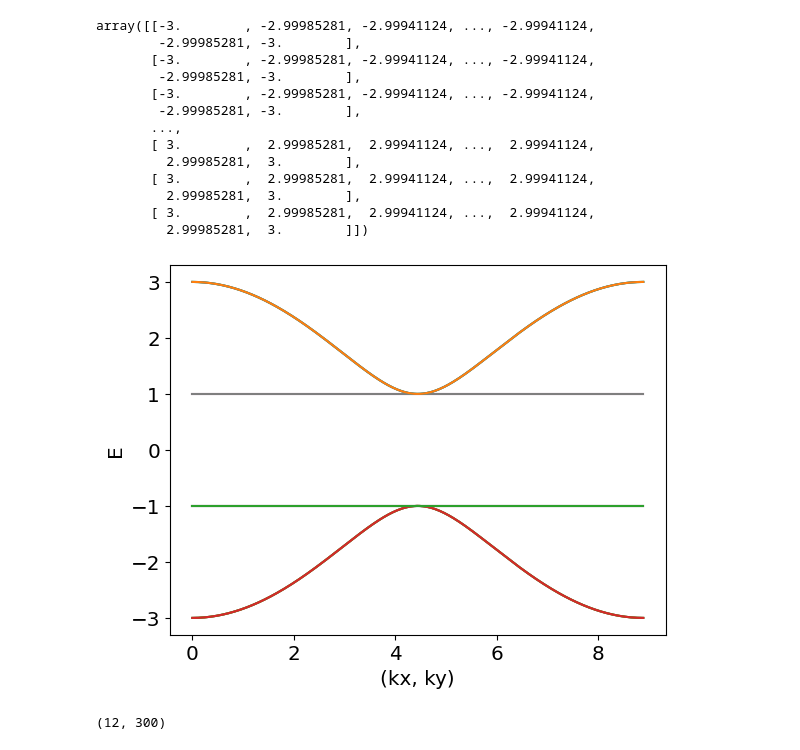
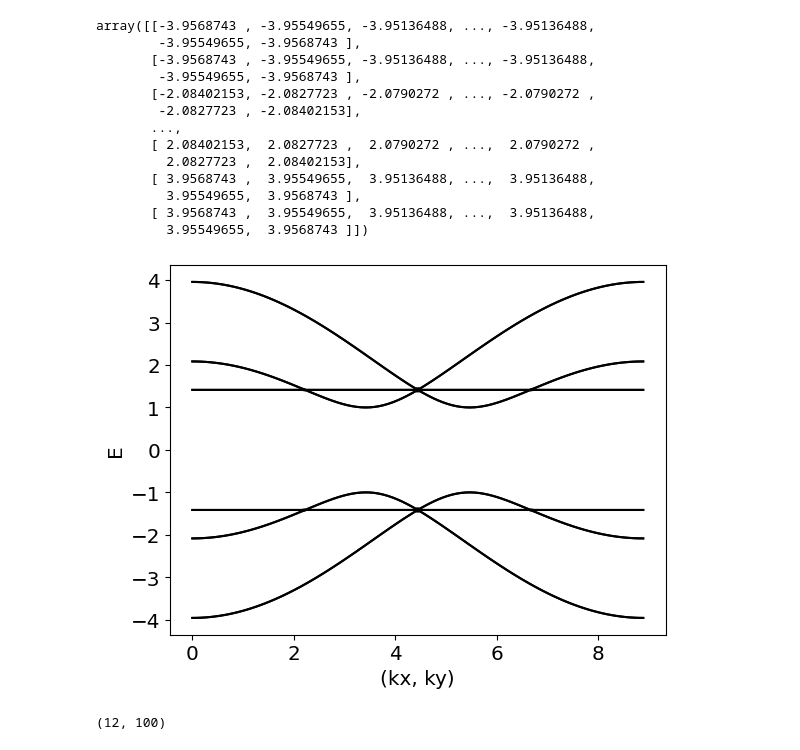
Before and after one commit to alicecarroll/Lieb-Lattice, a Jupyter notebook: calc3.ipynb, the cells around one changed output. Drawn from its saved outputs; the diff is of its cells as text; code cells hidden in the pictures.

```diff
--- a/calc3.ipynb
+++ b/calc3.ipynb
@@ -2,14 +2,14 @@
 from importlib import reload
 import scModel
 reload(scModel)
-myModel = scModel.Model(Del=1)
+myModel = scModel.Model(Del=1, mu=1)
 H = myModel.HBdG()
 # %%
 # Calculating energies along
 import numpy as np
 import matplotlib.pyplot as plt
 
-k = np.linspace(0, 2*np.pi, 300)
+k = np.linspace(0, 2*np.pi, 100)
 energies = np.array([np.linalg.eigvalsh(H(k_i, k_i)) for k_i in k])
 plt.plot(k, energies)
 # %% [output]
@@ -30,37 +30,38 @@ plt.plot(k, energies)
 energies = myModel.solvHam(k, k)
 energies
 # %% [output]
-array([[-3.        , -2.99985281, -2.99941124, ..., -2.99941124,
-        -2.99985281, -3.        ],
-       [-3.        , -2.99985281, -2.99941124, ..., -2.99941124,
-        -2.99985281, -3.        ],
-       [-3.        , -2.99985281, -2.99941124, ..., -2.99941124,
-        -2.99985281, -3.        ],
+array([[-3.9568743 , -3.95549655, -3.95136488, ..., -3.95136488,
+        -3.95549655, -3.9568743 ],
+       [-3.9568743 , -3.95549655, -3.95136488, ..., -3.95136488,
+        -3.95549655, -3.9568743 ],
+       [-2.08402153, -2.0827723 , -2.0790272 , ..., -2.0790272 ,
+        -2.0827723 , -2.08402153],
        ...,
-       [ 3.        ,  2.99985281,  2.99941124, ...,  2.99941124,
-         2.99985281,  3.        ],
-       [ 3.        ,  2.99985281,  2.99941124, ...,  2.99941124,
-         2.99985281,  3.        ],
-       [ 3.        ,  2.99985281,  2.99941124, ...,  2.99941124,
-         2.99985281,  3.        ]])
+       [ 2.08402153,  2.0827723 ,  2.0790272 , ...,  2.0790272 ,
+         2.0827723 ,  2.08402153],
+       [ 3.9568743 ,  3.95549655,  3.95136488, ...,  3.95136488,
+         3.95549655,  3.9568743 ],
+       [ 3.9568743 ,  3.95549655,  3.95136488, ...,  3.95136488,
+         3.95549655,  3.9568743 ]])
 # %%
 plt.xlabel("(kx, ky)", size='x-large')
 plt.ylabel("E", size='x-large')
 plt.yticks(size='x-large')
 plt.xticks(size='x-large')
 
 #k = np.linspace(0, 2*np.pi, 300)
 energies = myModel.solvHam(k, k)
 for i in energies:
-    plt.plot(k*np.sqrt(2), i)
+    plt.plot(k*np.sqrt(2), i, color='black')
 
-plt.plot(k*np.sqrt(2), energies[5])
+#plt.plot(k*np.sqrt(2), energies[5], color='black', label='Ich in weird')
 
+#.legend()
 plt.savefig("Pictures/Ebands_SC.png")
 plt.show()
 # %% [output]
-[figure, old version]
+[figure, new version]
 # %%
 np.shape(energies)
 # %% [output]
-(12, 300)
+(12, 100)
```
Also changed, not shown: parts of 8 cells of this notebook, 3 other files.
